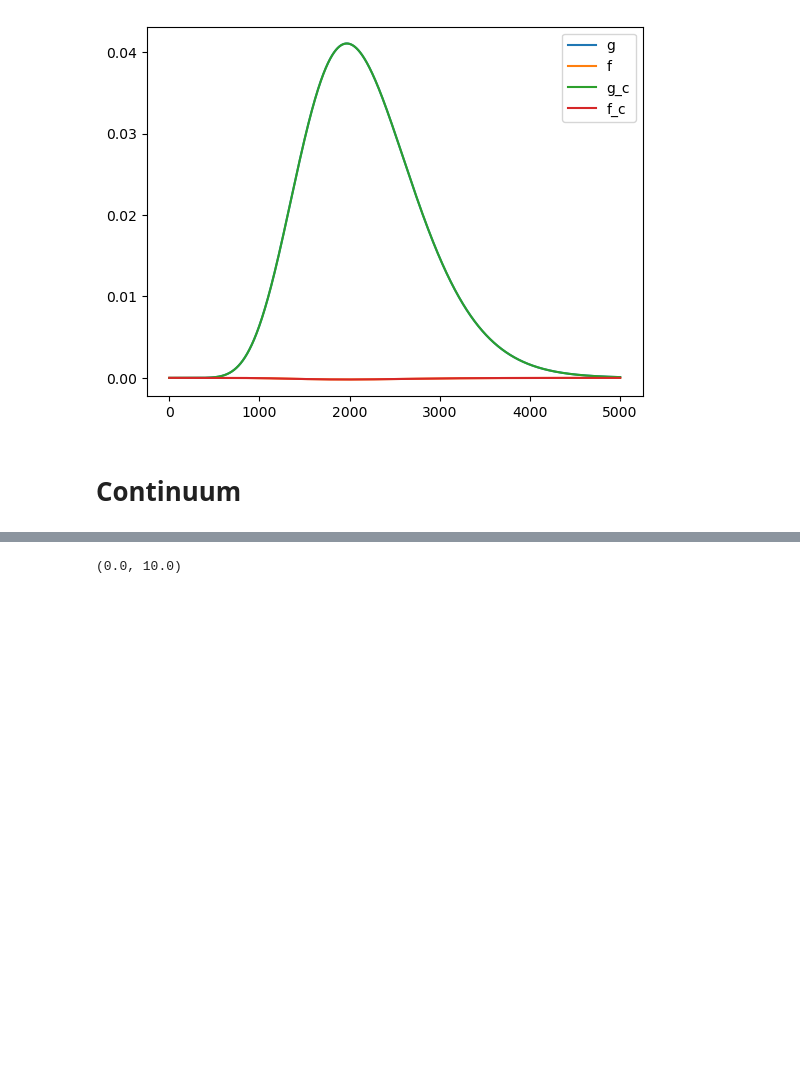
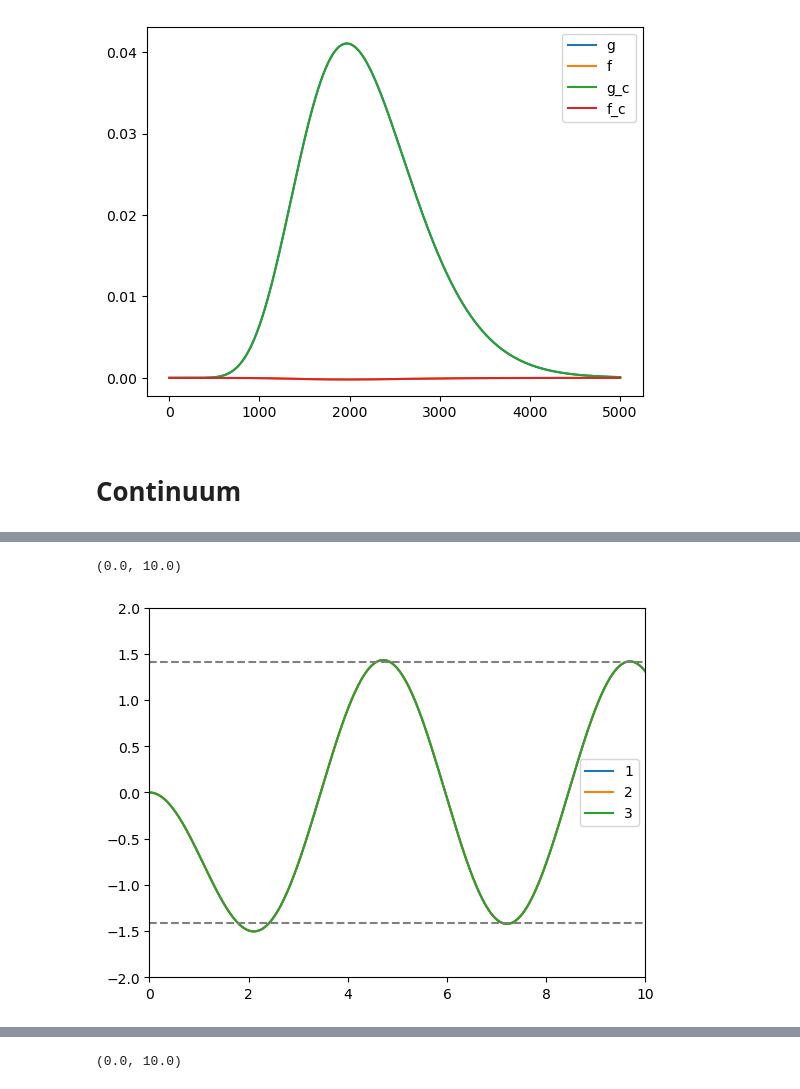
Before and after one commit to Partynumbers42/phasr, a Jupyter notebook: TemporaryTesting.ipynb, the cells around one changed output, grey strips where cells are left out. Cells and saved outputs as stored; diff of their text form; code cells hidden in the pictures; blank space fills up the shorter version.

```diff
--- a/TemporaryTesting.ipynb
+++ b/TemporaryTesting.ipynb
@@ -1106,0 +1197,13 @@ plt.plot(r,cont.f(r))
+# %%
+r=np.arange(0,10,1e-2)
+plt.plot(r,cont1.wavefct_f(r),label='1')
+plt.plot(r,cont2.wavefct_f(r),label='2')
+plt.plot(r,cont3.wavefct_f(r),label='3')
+plt.plot(r,r*0+np.sqrt(2),color='gray',linestyle='--')
+plt.plot(r,r*0-np.sqrt(2),color='gray',linestyle='--')
+plt.ylim(-2,2)
+plt.legend()
+plt.xlim(0,10)
+# %% [output]
+(0.0, 10.0)
+[figure, added]
```
Also changed, not shown: parts of 27 cells of this notebook, 2 other files.
